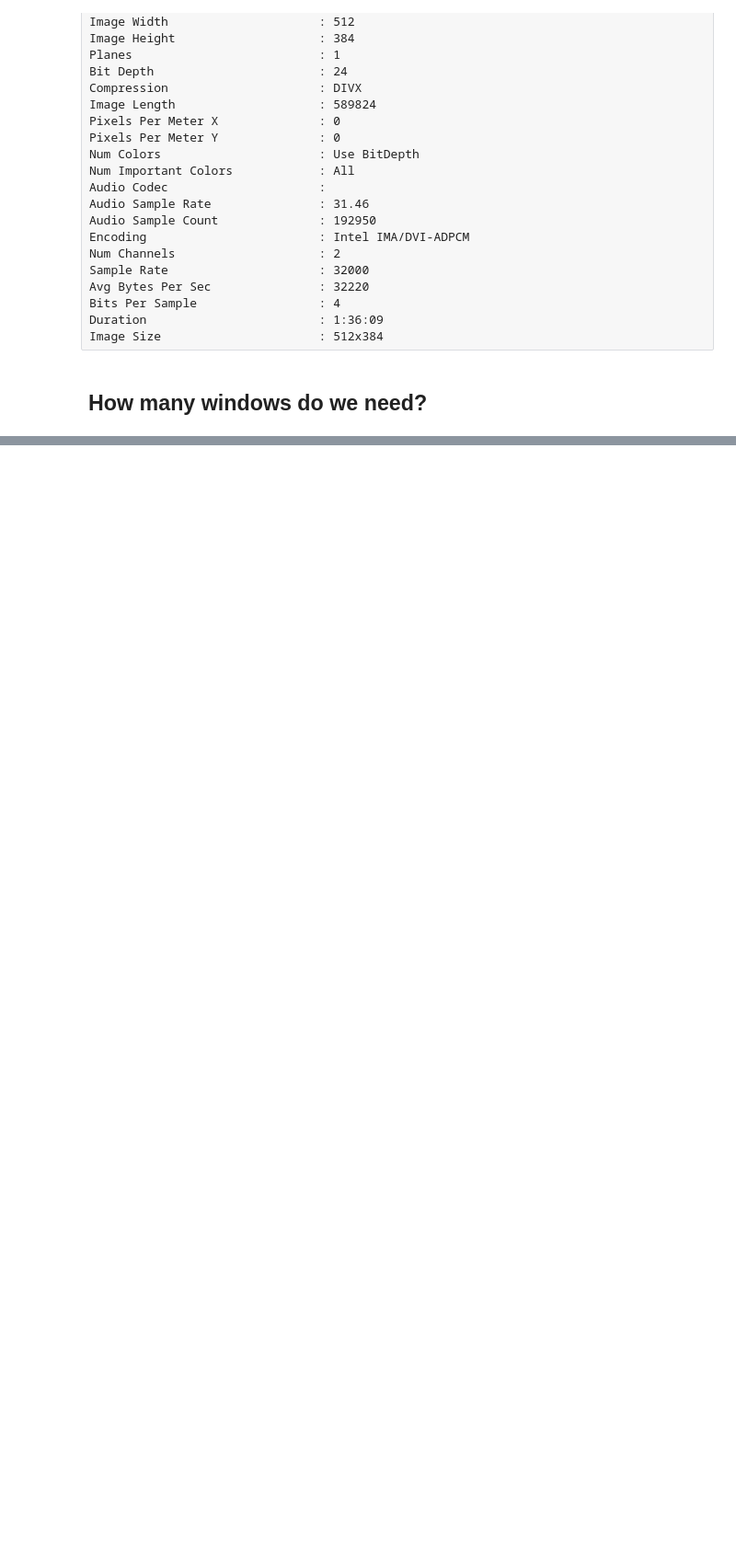
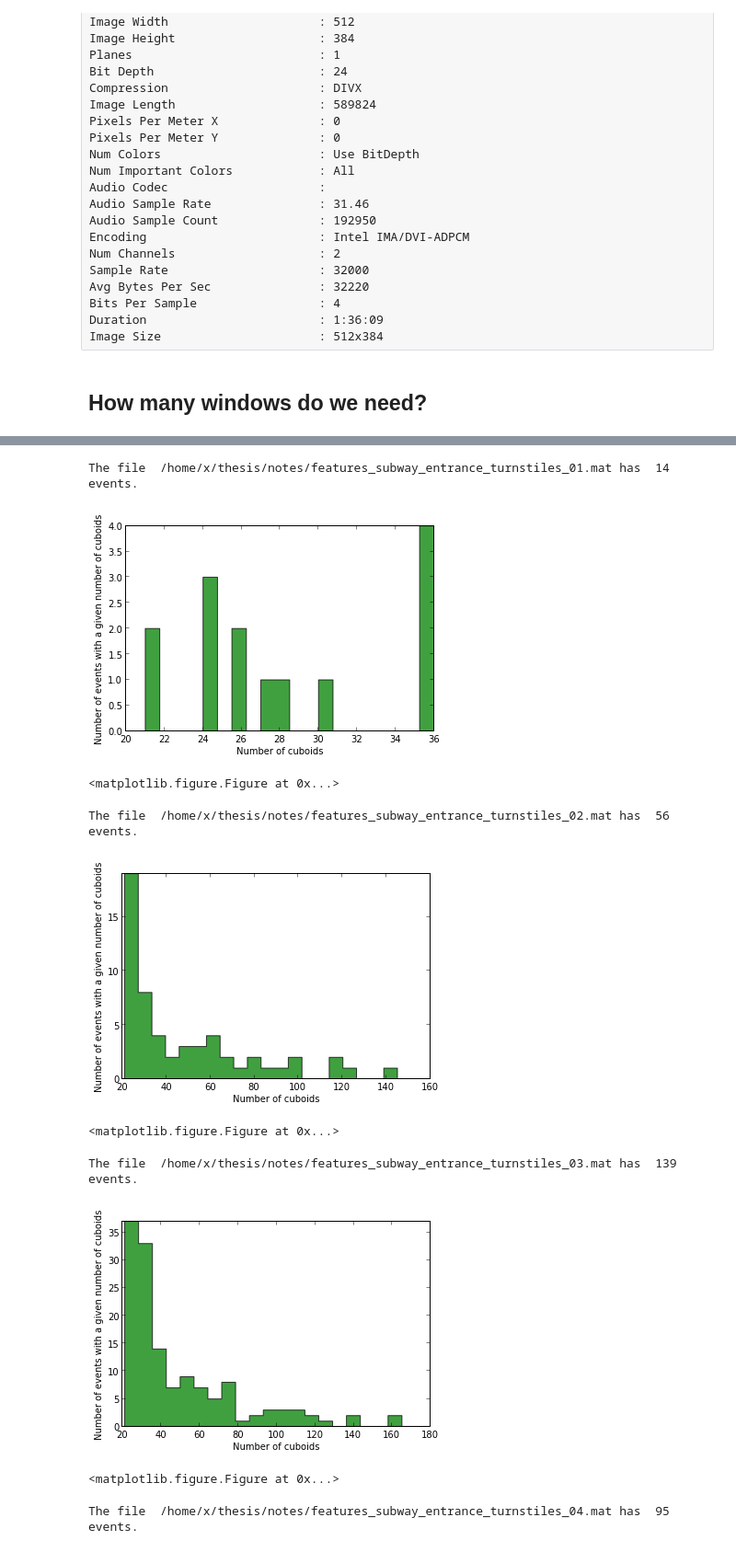
Before and after one commit to ingenieroariel/thesis, a Jupyter notebook: notes/015-Lasso_Adjacency_Subway.ipynb, the cells around one changed output, grey strips where cells are left out. Shown at 92% size. Drawn from its saved outputs; the diff is of its cells as text; code cells hidden in the pictures; blank space fills up the shorter version.

```diff
--- a/notes/015-Lasso_Adjacency_Subway.ipynb
+++ b/notes/015-Lasso_Adjacency_Subway.ipynb
@@ -176,0 +218,13 @@ The file  /home/x/thesis/notes/subway_entrance_feats/features_subway_entrance_tu
+# %%
+generate_events(video_folder, overlap=(0.2, 0.2, 0.2), min_cuboids=20)
+# %% [output]
+The file  /home/x/thesis/notes/features_subway_entrance_turnstiles_01.mat has  14  events.
+[figure, added]
+<matplotlib.figure.Figure at 0x...>
+The file  /home/x/thesis/notes/features_subway_entrance_turnstiles_02.mat has  56  events.
+[figure, added]
+<matplotlib.figure.Figure at 0x...>
+The file  /home/x/thesis/notes/features_subway_entrance_turnstiles_03.mat has  139  events.
+[figure, added]
+<matplotlib.figure.Figure at 0x...>
+The file  /home/x/thesis/notes/features_subway_entrance_turnstiles_04.mat has  95  events.
```
Also changed, not shown: parts of 6 cells of this notebook.
